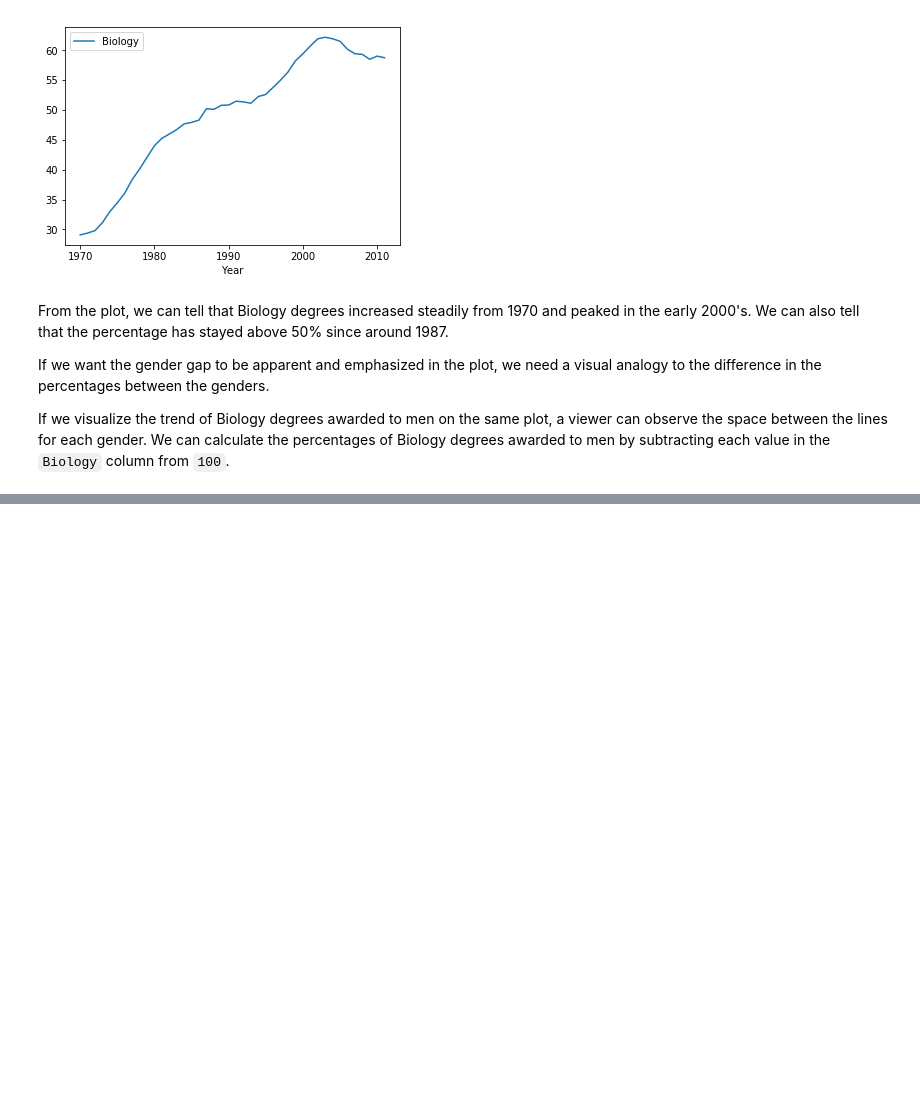
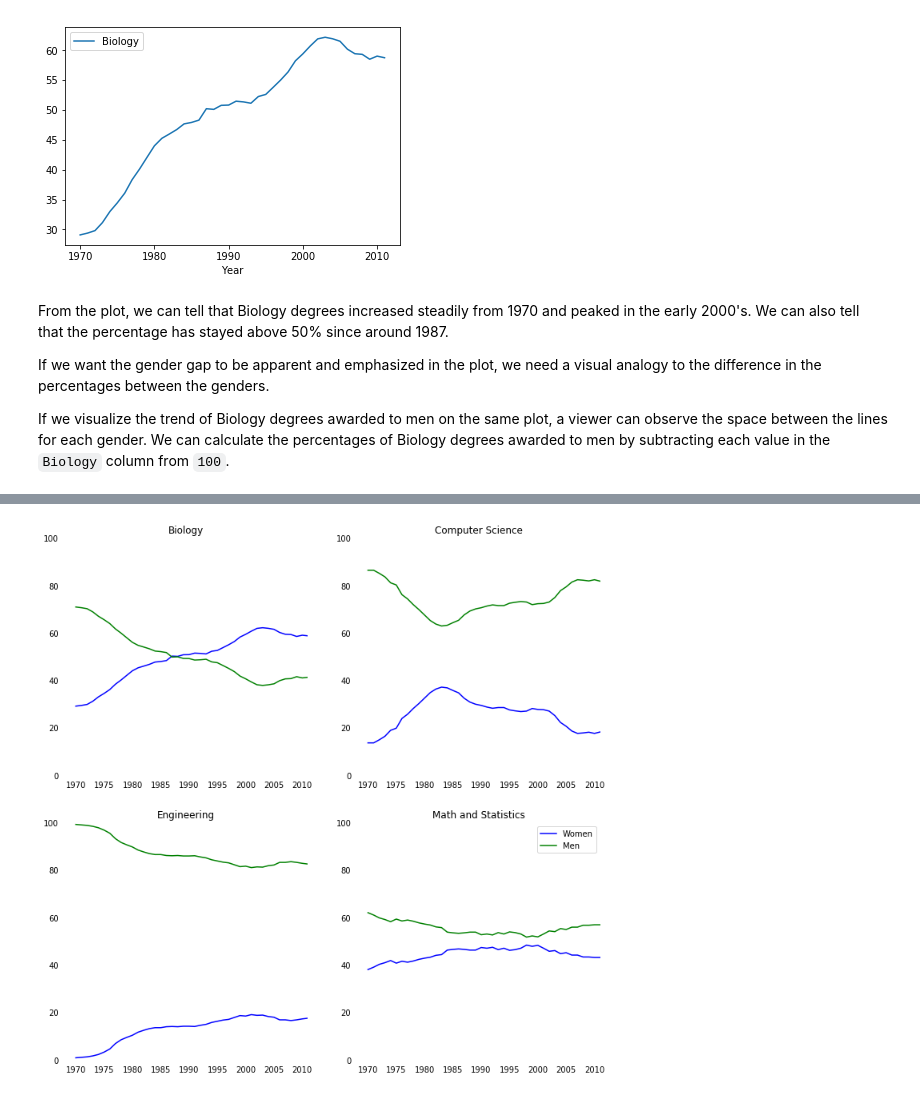
Before and after one commit to noelBorneo/DataQuest, a Jupyter notebook: Storytelling Through DV/Improving Plot Aesthetics.ipynb, the cells around one changed output, grey strips where cells are left out. Saved outputs shown, nothing was run; the diff lists cells and outputs as text; code cells hidden in the pictures; blank space fills up the shorter version.

```diff
--- a/Storytelling Through DV/Improving Plot Aesthetics.ipynb
+++ b/Storytelling Through DV/Improving Plot Aesthetics.ipynb
@@ -68,0 +105,29 @@ To hide all of them, we need to pass in the following values for each parameter
+# %%
+major_cats = ['Biology', 'Computer Science', 'Engineering', 'Math and Statistics']
+fig = plt.figure(figsize=(12, 12))
+
+# Generate a line chart using the women and men percentages for major cats
+for sp in range(0,4):
+    ax = fig.add_subplot(2,2,sp+1)
+    ax.plot(women_degrees['Year'], women_degrees[major_cats[sp]], c='blue', label='Women')
+    ax.plot(women_degrees['Year'], 100-women_degrees[major_cats[sp]], c='green', label='Men')
+
+    # Set the x-axis limit to range from 1968 to 2011
+    ax.set_xlim(1968,2011)
+
+    # Set the y-axis limit to range from 0 to 100
+    ax.set_ylim(0,100)
+
+    # Set the title of each subplot to the name of the major category
+    ax.set_title(major_cats[sp])
+
+    # Hide all of the spines and tick marks.
+    ax.tick_params(bottom=False, top=False, left=False, right=False)
+    for key, spine in ax.spines.items():
+        spine.set_visible(False)
+
+# Calling pyplot.legend() here will add the legend to the last subplot that was created.
+plt.legend(loc='upper right')
+plt.show()
+# %% [output]
+[figure, added]
```
Also changed, not shown: parts of 15 cells of this notebook.
